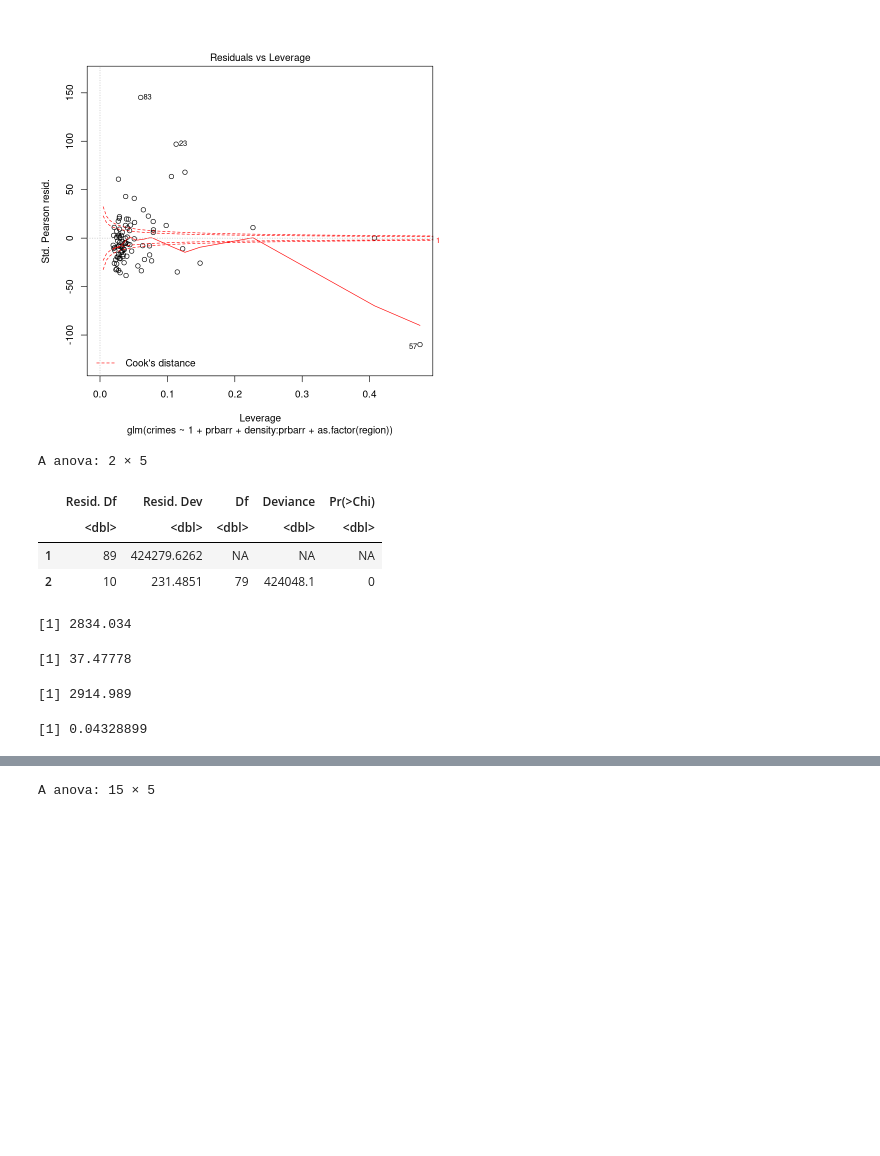
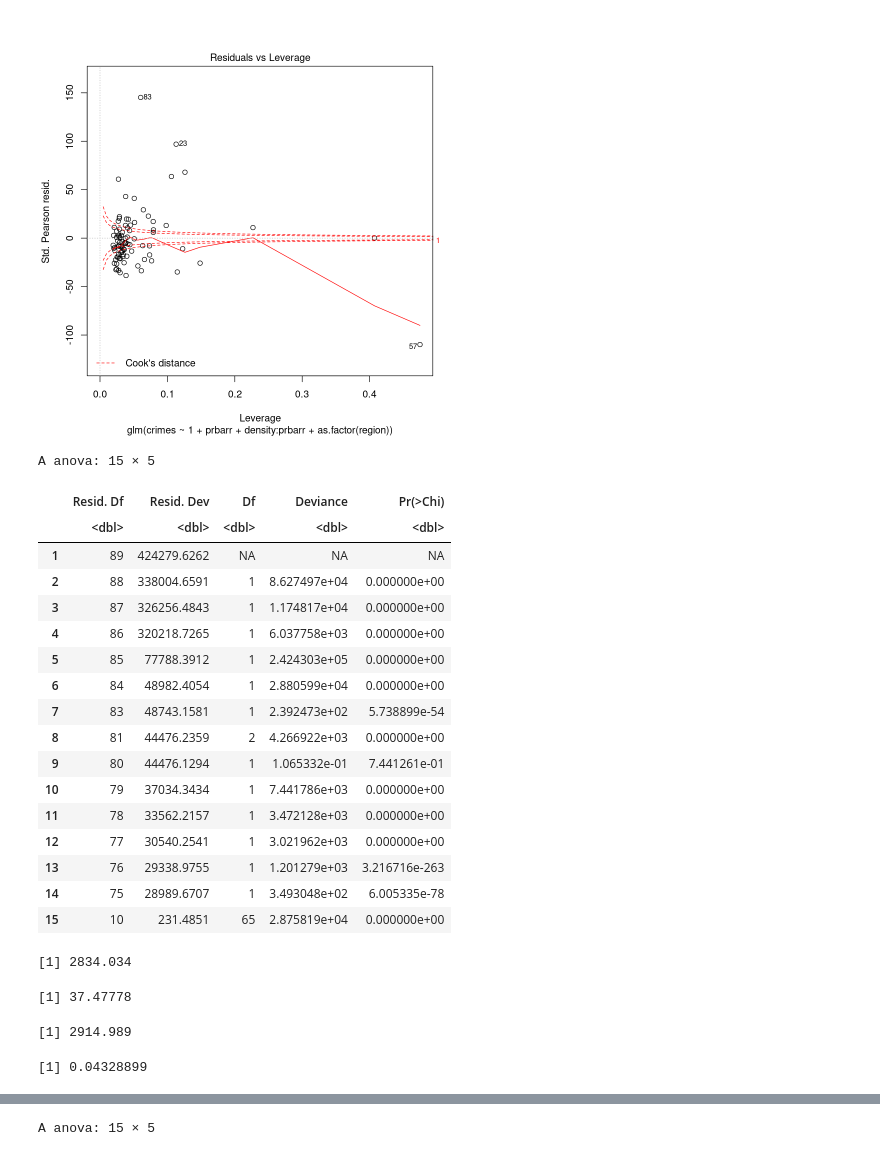
Before and after one commit to HenningAthor/SV_Crimes, a Jupyter notebook: Henning/Henning_notebook.ipynb, the cells around one changed output, grey strips where cells are left out. Drawn from its saved outputs; the diff is of its cells as text; code cells hidden in the pictures; blank space fills up the shorter version.

```diff
--- a/Henning_notebook.ipynb
+++ b/Henning/Henning_notebook.ipynb
@@ -85,37 +85,50 @@ m14 = glm(crimes ~ 1
           +prbarr+prbarr:as.factor(region)+prbarr:polpc+prbarr:log(density)+prbarr:pctmin+prbarr:prbpris+prbarr:pctymale+prbarr:taxpc+prbarr:log(area)
           +prbpris+prbpris:as.factor(region)+prbpris:polpc+prbpris:log(density)+prbpris:taxpc+prbpris:pctymale+prbpris:pctmin+prbpris:wcon+prbpris:wser+prbpris:wsta
           +polpc+polpc:as.factor(region)+polpc:taxpc+polpc:pctymale+polpc:pctmin
           +log(density)+log(density):as.factor(region)
           +log(area)+area:as.factor(region)
           +taxpc+taxpc:as.factor(region)+taxpc:log(density)+taxpc:pctmin+taxpc:pctymale+taxpc:wcon+taxpc:wser+taxpc:wfir
           +as.factor(region)+as.factor(region):density
           +pctmin+pctmin:as.factor(region)+pctmin:polpc+pctmin:density+pctmin:pctymale+pctmin:wcon+pctmin:wser+pctmin:wfir
           +pctymale+pctymale:as.factor(region)+pctymale:wcon+pctymale:wser+pctymale:wtrd+pctymale:wfir
           +log(wcon)+wcon:as.factor(region)+wcon:log(density)
           +log(wsta)+wsta:as.factor(region)
           +log(wser)+wser:as.factor(region)+wser:taxpc
           +log(wtrd)+log(wtrd):as.factor(region)
           +log(wfir)+wfir:as.factor(region),
           data=crimes, family=fam)
 
-# anova(m0,m1,m2,m3,m4,m5,m6,m7,m8,m9,m10,m11,m12,m13,m14, test="LRT")
-anova(m0,m14, test="LRT")
+anova(m0,m1,m2,m3,m4,m5,m6,m7,m8,m9,m10,m11,m12,m13,m14, test="LRT")
+# anova(m0,m14, test="LRT")
 
 mean((crimes$crimes - predict(m14, newdata=crimes, type="response"))^2)
 x = data.frame(real_crimes = crimes$crimes, pred_crimes=predict(m14, newdata=crimes, type="response"))
 x$pred_crimes = round(x$pred_crimes)
 x$diff = x$real_crimes-x$pred_crimes
 x$abs_diff = abs(x$diff)
 x$abw = x$abs_diff / x$real_crimes
 mean(x$abs_diff)
 mean(x$real_crimes)
 mean(x$abw)
 # %% [output]
-A anova: 2 × 5
+A anova: 15 × 5
 |  | Resid. Df | Resid. Dev | Df | Deviance | Pr(>Chi) |
 |  | <dbl> | <dbl> | <dbl> | <dbl> | <dbl> |
 | 1 | 89 | 424279.6262 | NA | NA | NA |
-| 2 | 10 | 231.4851 | 79 | 424048.1 | 0 |
+| 2 | 88 | 338004.6591 | 1 | 8.627497e+04 | 0.000000e+00 |
+| 3 | 87 | 326256.4843 | 1 | 1.174817e+04 | 0.000000e+00 |
+| 4 | 86 | 320218.7265 | 1 | 6.037758e+03 | 0.000000e+00 |
+| 5 | 85 | 77788.3912 | 1 | 2.424303e+05 | 0.000000e+00 |
+| 6 | 84 | 48982.4054 | 1 | 2.880599e+04 | 0.000000e+00 |
+| 7 | 83 | 48743.1581 | 1 | 2.392473e+02 | 5.738899e-54 |
+| 8 | 81 | 44476.2359 | 2 | 4.266922e+03 | 0.000000e+00 |
+| 9 | 80 | 44476.1294 | 1 | 1.065332e-01 | 7.441261e-01 |
+| 10 | 79 | 37034.3434 | 1 | 7.441786e+03 | 0.000000e+00 |
+| 11 | 78 | 33562.2157 | 1 | 3.472128e+03 | 0.000000e+00 |
+| 12 | 77 | 30540.2541 | 1 | 3.021962e+03 | 0.000000e+00 |
+| 13 | 76 | 29338.9755 | 1 | 1.201279e+03 | 3.216716e-263 |
+| 14 | 75 | 28989.6707 | 1 | 3.493048e+02 | 6.005335e-78 |
+| 15 | 10 | 231.4851 | 65 | 2.875819e+04 | 0.000000e+00 |
 [1] 2834.034
 [1] 37.47778
 [1] 2914.989
```
Also changed, not shown: parts of 1 cell of this notebook, 2 other files.
